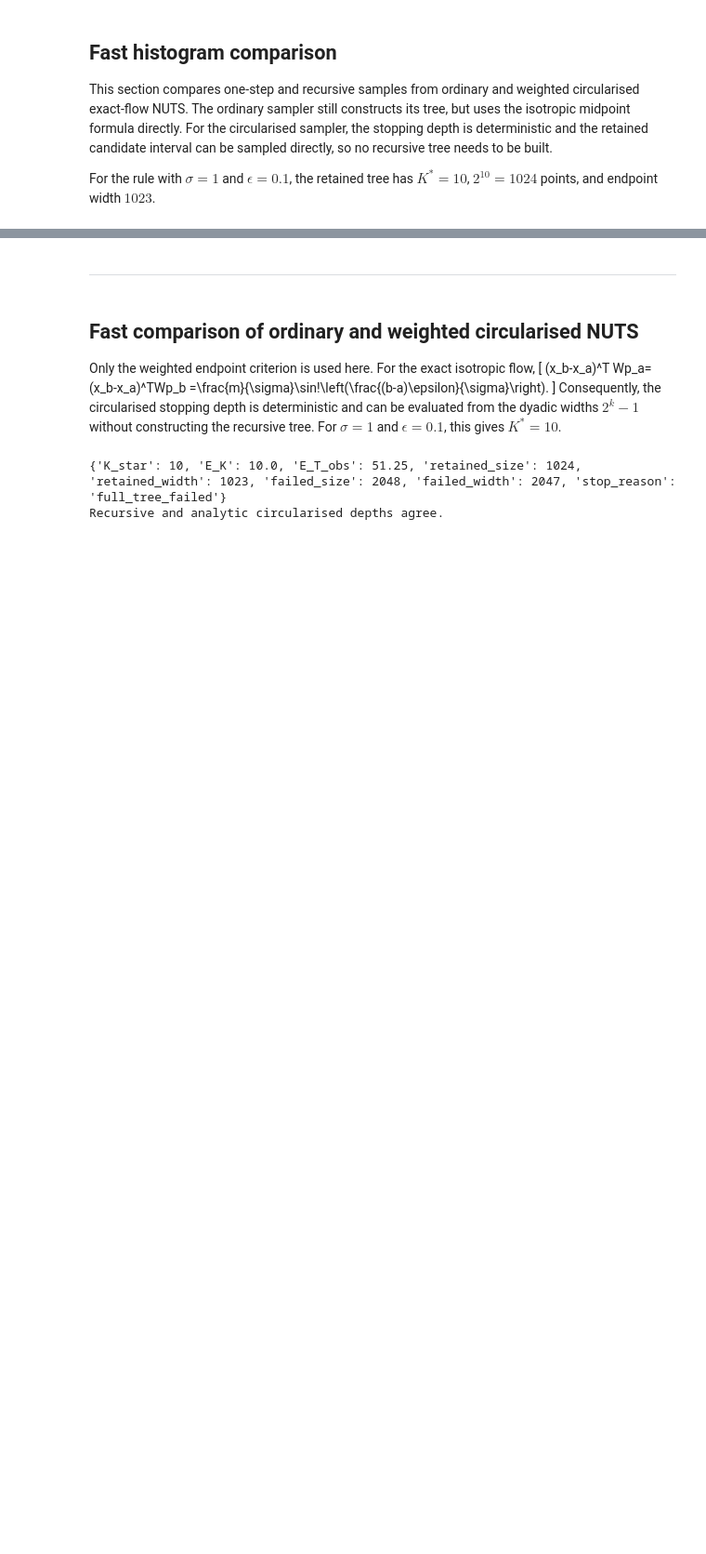
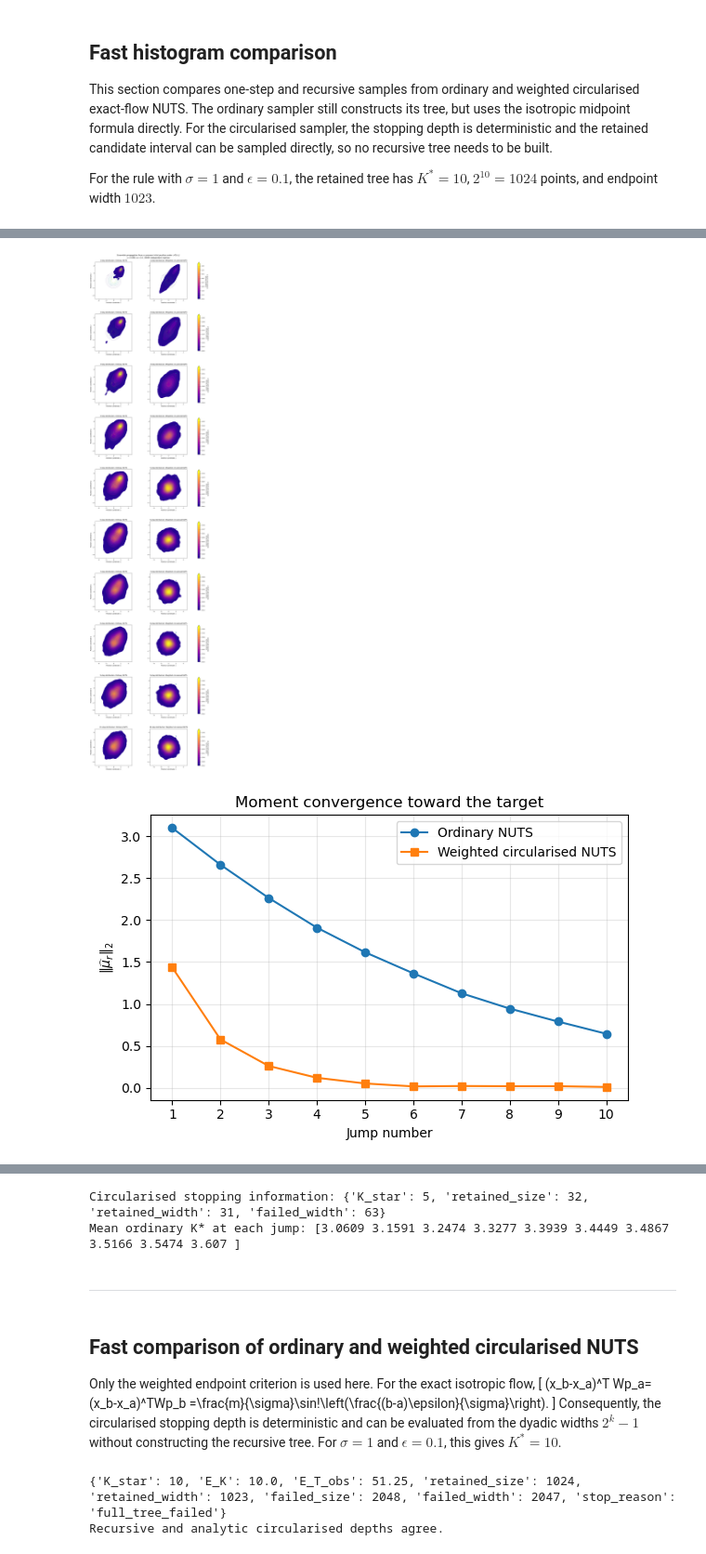
Before and after one commit to PZhou114/NUTS_simulation, a Jupyter notebook: weighted_circularisation_NUTS_optimised.ipynb, the cells around one changed output, grey strips where cells are left out. Shown at 93% size. Drawn from its saved outputs; the diff is of its cells as text; code cells hidden in the pictures; blank space fills up the shorter version.

```diff
--- a/weighted_circularisation_NUTS_optimised.ipynb
+++ b/weighted_circularisation_NUTS_optimised.ipynb
@@ -2026,0 +2769,49 @@ Circularised: 0.008 seconds
+# %%
+# Set this flag to True to run the ensemble mixing experiment.
+# With 10,000 replicas and 10 jumps, ordinary NUTS may take some time.
+RUN_N_STEP_MIXING = True
+
+if RUN_N_STEP_MIXING:
+    n_step_result = sample_n_step_ensembles(
+        x0=np.array([2.0, 3.0]),
+        n_chains=10000,
+        n_jumps=10,
+        sigma=1.0,
+        epsilon=0.099,
+        max_depth=20,
+        seed=2026,
+    )
+
+    # Five compact figures are produced, each containing two jump numbers.
+    # For every row, ordinary and circularised NUTS use a common KDE scale.
+    n_step_kde_result = plot_n_step_kde_comparison(
+        n_step_result,
+        jump_numbers=range(1, 11),
+        plot_range=((-5, 5), (-5, 5)),
+        gridsize=120,
+        kde_max_points=2500,
+        kde_levels=18,
+        kde_bw_adjust=1.2,
+        density_threshold=0.01,
+        rows_per_figure=10,
+        figure_width=12,
+        row_height=5,
+        scale_mode="per_jump",
+        show_target=True,
+    )
+
+    n_step_diagnostic_result = plot_n_step_moment_diagnostics(
+        n_step_result
+    )
+
+    print(
+        "Circularised stopping information:",
+        n_step_result["circularised_info"],
+    )
+    print(
+        "Mean ordinary K* at each jump:",
+        np.mean(n_step_result["ordinary_K"], axis=1),
+    )
+# %% [output]
+[figure, added]
+[figure, added]
@@ -2027,3 +2820,5 @@ Circularised: 0.008 seconds
+Circularised stopping information: {'K_star': 5, 'retained_size': 32, 'retained_width': 31, 'failed_width': 63}
+Mean ordinary K* at each jump: [3.0609 3.1591 3.2474 3.3277 3.3939 3.4449 3.4867 3.5166 3.5474 3.607 ]
 # %% [markdown]
 ---
 # %% [markdown]
```
Also changed, not shown: parts of 9 cells of this notebook.
